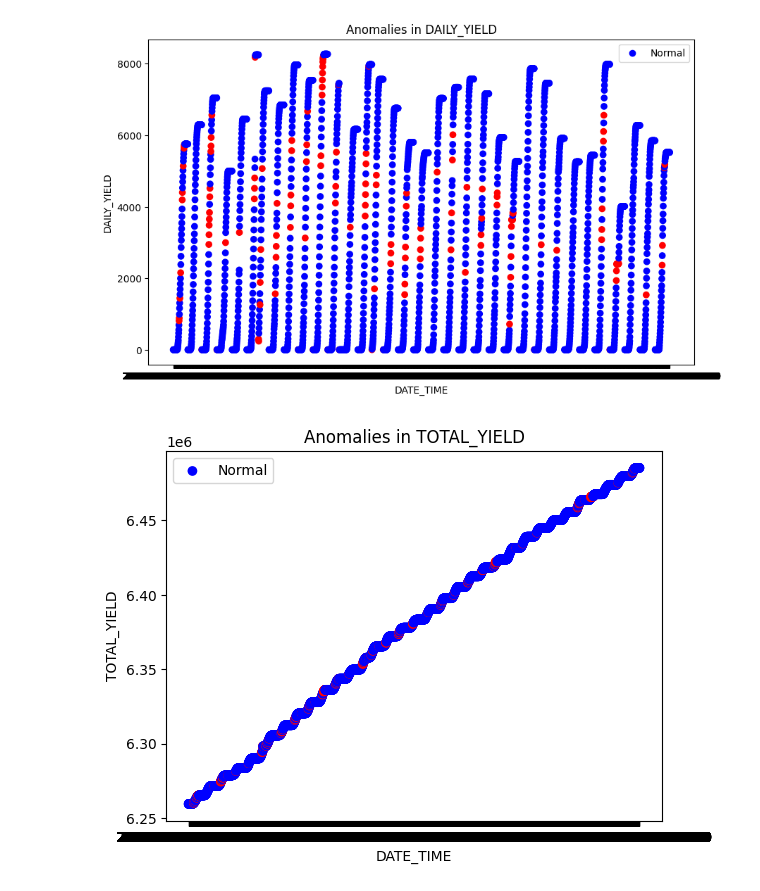
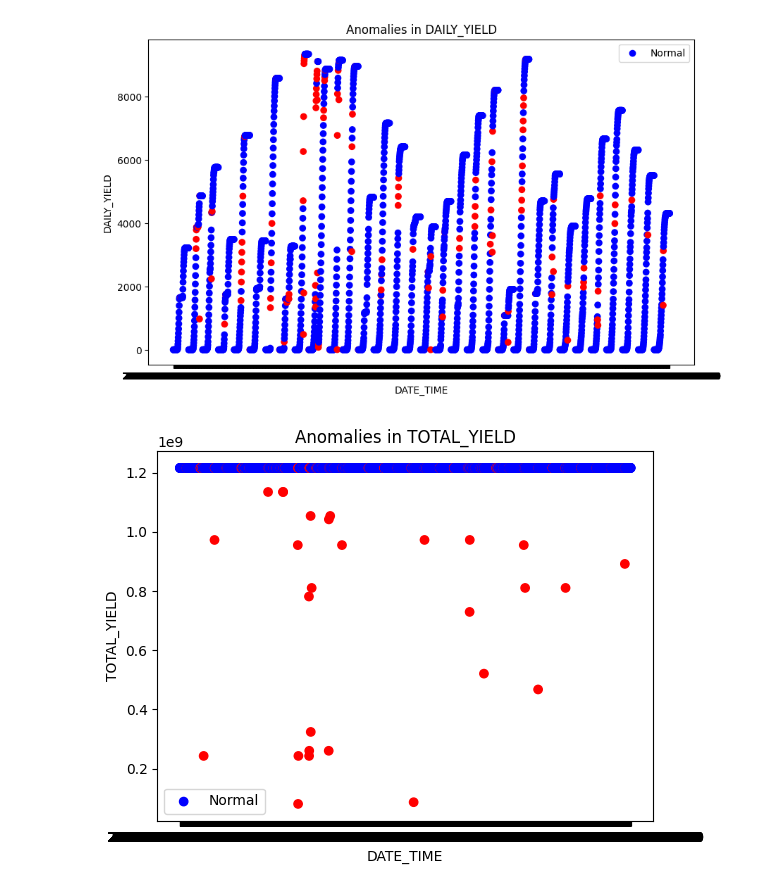
Before and after one commit to AkinduH/SLIIT-Datathon-2024, a Jupyter notebook: Anomaly_Detection_Model_1.ipynb, the cells around one changed output. Drawn from its saved outputs; the diff is of its cells as text; code cells hidden in the pictures.

```diff
--- a/Anomaly_Detection_Model_1.ipynb
+++ b/Anomaly_Detection_Model_1.ipynb
@@ -42,0 +59,4 @@ for df_name in df_names_B:
+# %%
+temp = location_B['B6_df'][location_B['B6_df']['TOTAL_YIELD'] > 0]
+temp = temp[temp['TOTAL_YIELD_diff'] >= 0]
+temp
@@ -45,42 +79,45 @@ for df_name in df_names_B:
 features = ['DC_POWER', 'AC_POWER', 'DAILY_YIELD', 'TOTAL_YIELD',
             'AMBIENT_TEMPERATURE', 'MODULE_TEMPERATURE', 'IRRADIATION', 'TOTAL_YIELD_diff', 'DAILY_YIELD_diff']
 
-df = location_A['A1_df'].copy()
+# df = location_B['B6_df'].copy()
 # df = df[(df['DATE'] == '2020-05-22')]
 
+df = temp
+df.dropna(inplace=True)
+
 # Prepare the data
-data = df[features].fillna(0)  # Fill missing values with 0
+data = df[features]
 scaler = StandardScaler()
 data_scaled = scaler.fit_transform(data)  # Scale the data for better performance
 
 # Initialize and fit the IsolationForest model
 isolation_forest = IsolationForest(n_estimators=200, contamination=0.05, random_state=0, max_samples=0.7)
 df['anomaly_score'] = isolation_forest.fit_predict(data_scaled)
 
 # Label anomalies (anomaly_score = -1 indicates an anomaly, 1 indicates normal)
 df['is_anomaly'] = df['anomaly_score'].apply(lambda x: 'Anomaly' if x == -1 else 'Normal')
 
 # Filter for anomalies
 anomalies = df[df['is_anomaly'] == 'Anomaly']
 
 # Save the anomalies to a CSV
 # anomalies.to_csv('anomalies.csv', index=False)
 
 
 plt.figure(figsize=(10, 6))
 plt.scatter(df['DATE_TIME'], df['DAILY_YIELD'], label='Normal', c=df['is_anomaly'].apply(lambda x: 'blue' if x == 'Normal' else 'red'))
 plt.xlabel('DATE_TIME')
 plt.ylabel('DAILY_YIELD')
 plt.title('Anomalies in DAILY_YIELD')
 plt.legend(['Normal', 'Anomaly'])
 plt.show()
 
 plt.scatter(df['DATE_TIME'], df['TOTAL_YIELD'], label='Normal', c=df['is_anomaly'].apply(lambda x: 'blue' if x == 'Normal' else 'red'))
 plt.xlabel('DATE_TIME')
 plt.ylabel('TOTAL_YIELD')
 plt.title('Anomalies in TOTAL_YIELD')
 plt.legend(['Normal', 'Anomaly'])
 plt.show()
 # %% [output]
-[figure, old version]
+[figure, new version]
-[figure, old version]
+[figure, new version]
```
Also changed, not shown: parts of 11 cells of this notebook, 1 other file.
